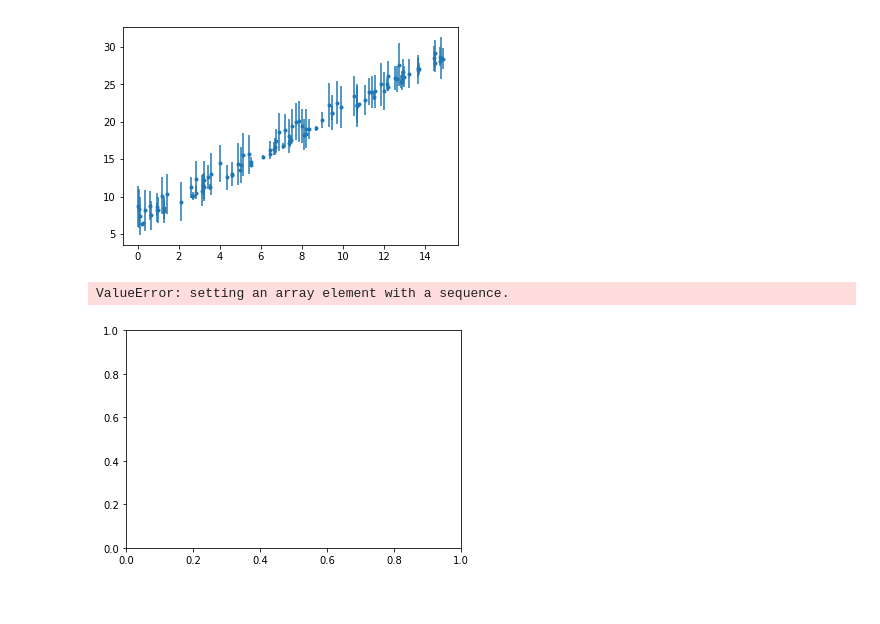
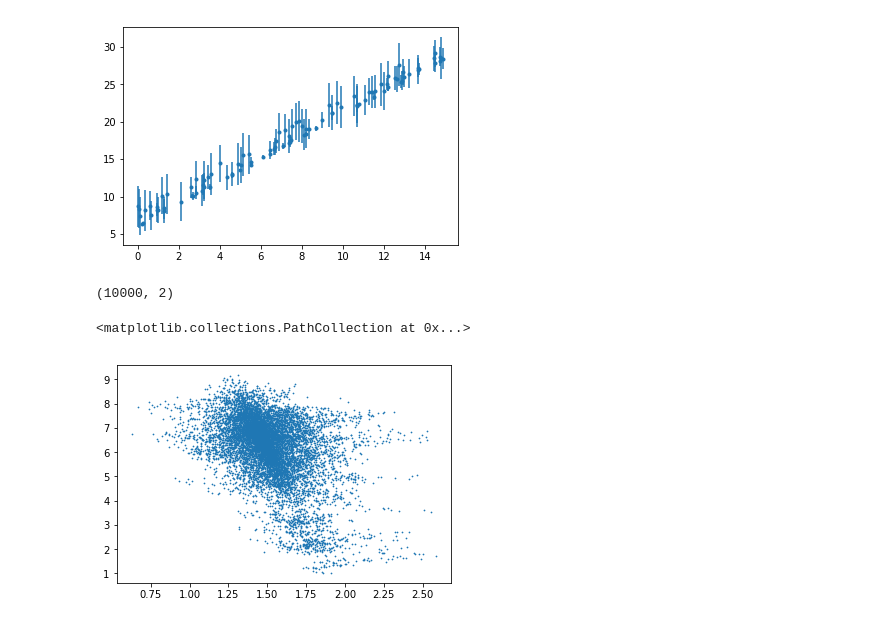
Before and after one commit to alegtz/cosmology-lab, a Jupyter notebook: tarea3.ipynb, the cells around one changed output. Drawn from its saved outputs; the diff is of its cells as text; code cells hidden in the pictures.

```diff
--- a/tarea3.ipynb
+++ b/tarea3.ipynb
@@ -60,23 +63,35 @@ def MCMC(theta_ini,theta_prueba):
     return
-# %%
-chains=[]
-
-for i in range(Nchains):
-    theta_ini=(random(theta_ini[0],sigma_ini[0]),random(theta_ini[1],sigma_ini[1]))
-    for j in range(Nsamples):
-        if j==0:
-            chain=(theta_ini,lnlike(theta_ini))
-        else:
-            theta_prueba=np.array([random(theta_ini[0], sigma_ini[0]),random(theta_ini[1], sigma_ini[1])])
-            theta_nuevo=MCMC(theta_ini,theta_prueba)
-            chain=(theta_nuevo,lnlike(theta_nuevo))
-            theta_ini=theta_nuevo
-    if i==0:
-        chains=chain
-    else:
-        chains=np.vstack((chains,chain))
-# %%
-scatter(chains[:,0],chains[:,1],s=6)
-# %% [output]
-ValueError: setting an array element with a sequence.
-[figure, removed]
+# %%
+chains=[]
+probs=[]
+
+for i in range(Nsamples):
+    a_st=np.random.normal(a_st,sig_a)
+    b_st=np.random.normal(b_st,sig_b)
+
+    if (lnprior(a_st, b_st)==-np.infty):
+        a_st=a_st
+        b_st=b_st
+    else:
+
+        a_prueba=np.random.normal(a_st,sig_a)
+        b_prueba=np.random.normal(b_st,sig_b)
+        a_nuevo,b_nuevo=MCMC(a_st,b_st,a_prueba, b_prueba)
+        a_st=a_nuevo
+        b_st=b_nuevo
+
+    prob=lnlike(a_st,b_st)
+    chains.append((a_st,b_st))
+    probs.append(prob)
+
+a = [a_st for a_st,b_st in chains]
+b = [b_st for a_st,b_st in chains]
+# %%
+np.shape(chains)
+# %% [output]
+(10000, 2)
+# %%
+plt.scatter(a, b, s=3, lw = 0)
+# %% [output]
+<matplotlib.collections.PathCollection at 0x...>
+[figure, added]
```
Also changed, not shown: parts of 2 cells of this notebook.
